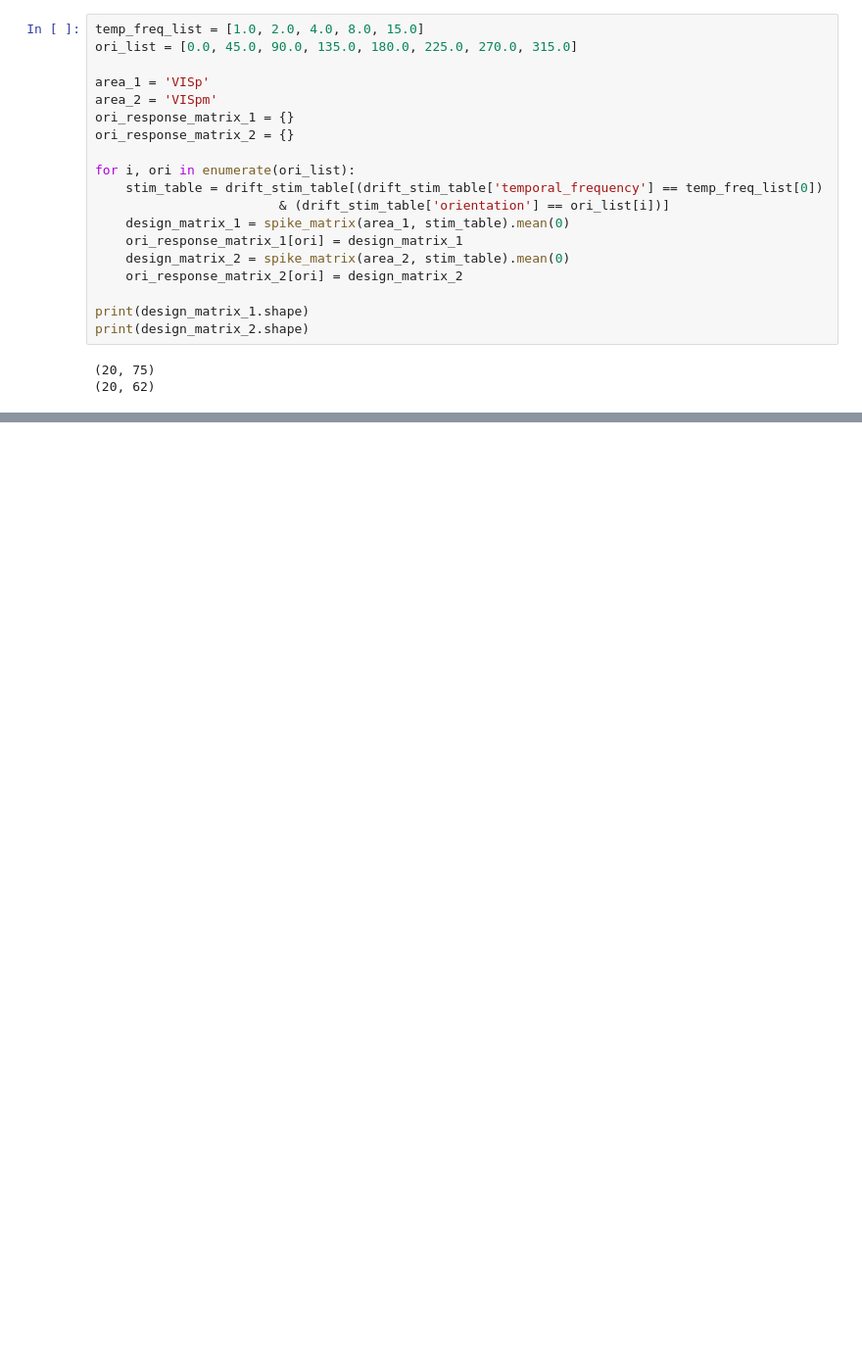
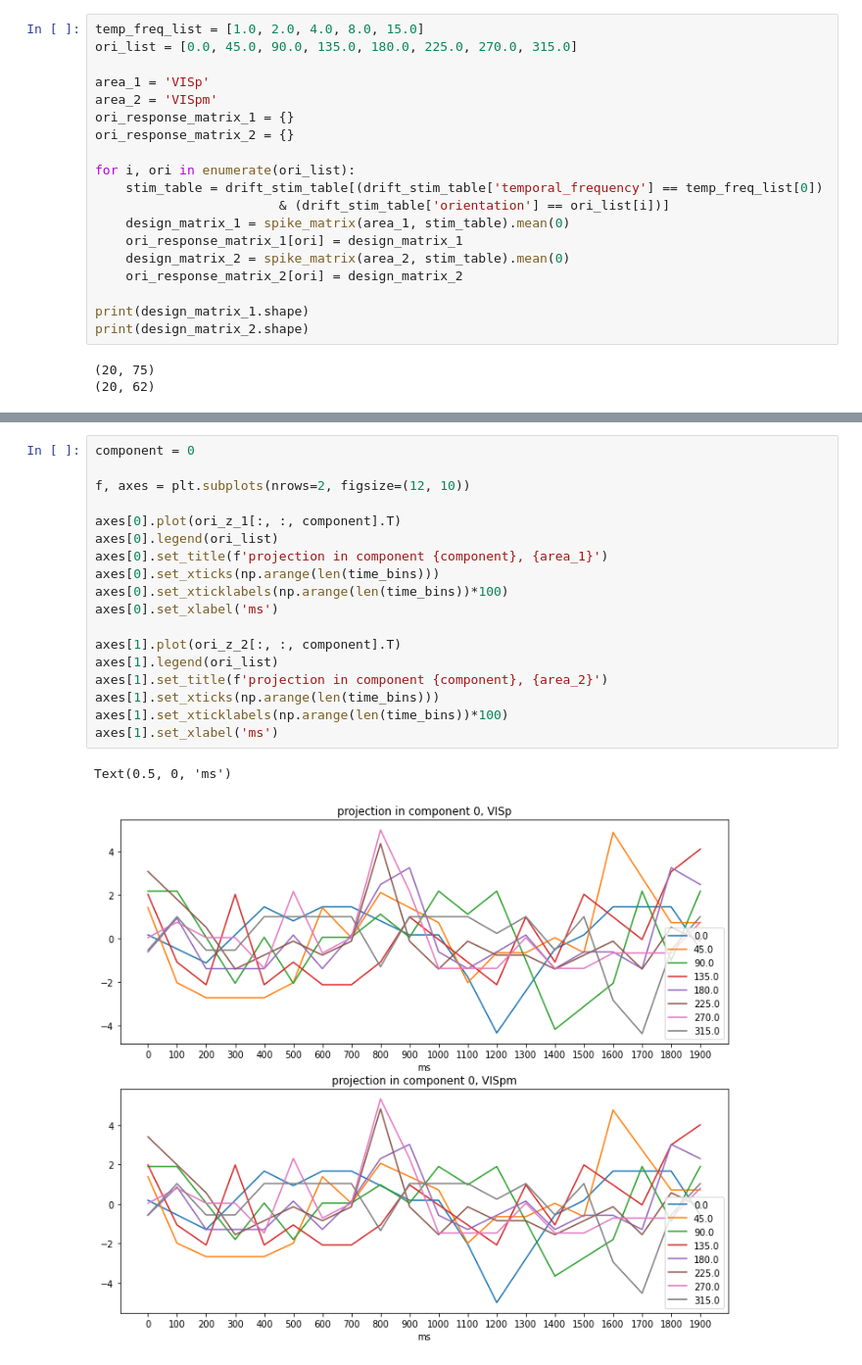
Before and after one commit to Jp-17/Coding_learning, a Jupyter notebook: Project_explore/Information_flow_across_areas/IFCA_dynamics_part1.ipynb, the cells around one changed output, grey strips where cells are left out. Shown at 98% size. Drawn from its saved outputs; the diff is of its cells as text; blank space fills up the shorter version.

```diff
--- a/Project_explore/Information_flow_across_areas/IFCA_dynamics_part1.ipynb
+++ b/Project_explore/Information_flow_across_areas/IFCA_dynamics_part1.ipynb
@@ -223,0 +247,21 @@ for i, ori in enumerate(ori_list):
+# %%
+component = 0
+
+f, axes = plt.subplots(nrows=2, figsize=(12, 10))
+
+axes[0].plot(ori_z_1[:, :, component].T)
+axes[0].legend(ori_list)
+axes[0].set_title(f'projection in component {component}, {area_1}')
+axes[0].set_xticks(np.arange(len(time_bins)))
+axes[0].set_xticklabels(np.arange(len(time_bins))*100)
+axes[0].set_xlabel('ms')
+
+axes[1].plot(ori_z_2[:, :, component].T)
+axes[1].legend(ori_list)
+axes[1].set_title(f'projection in component {component}, {area_2}')
+axes[1].set_xticks(np.arange(len(time_bins)))
+axes[1].set_xticklabels(np.arange(len(time_bins))*100)
+axes[1].set_xlabel('ms')
+# %% [output]
+Text(0.5, 0, 'ms')
+[figure, added]
```
Also changed, not shown: parts of 9 cells of this notebook.
